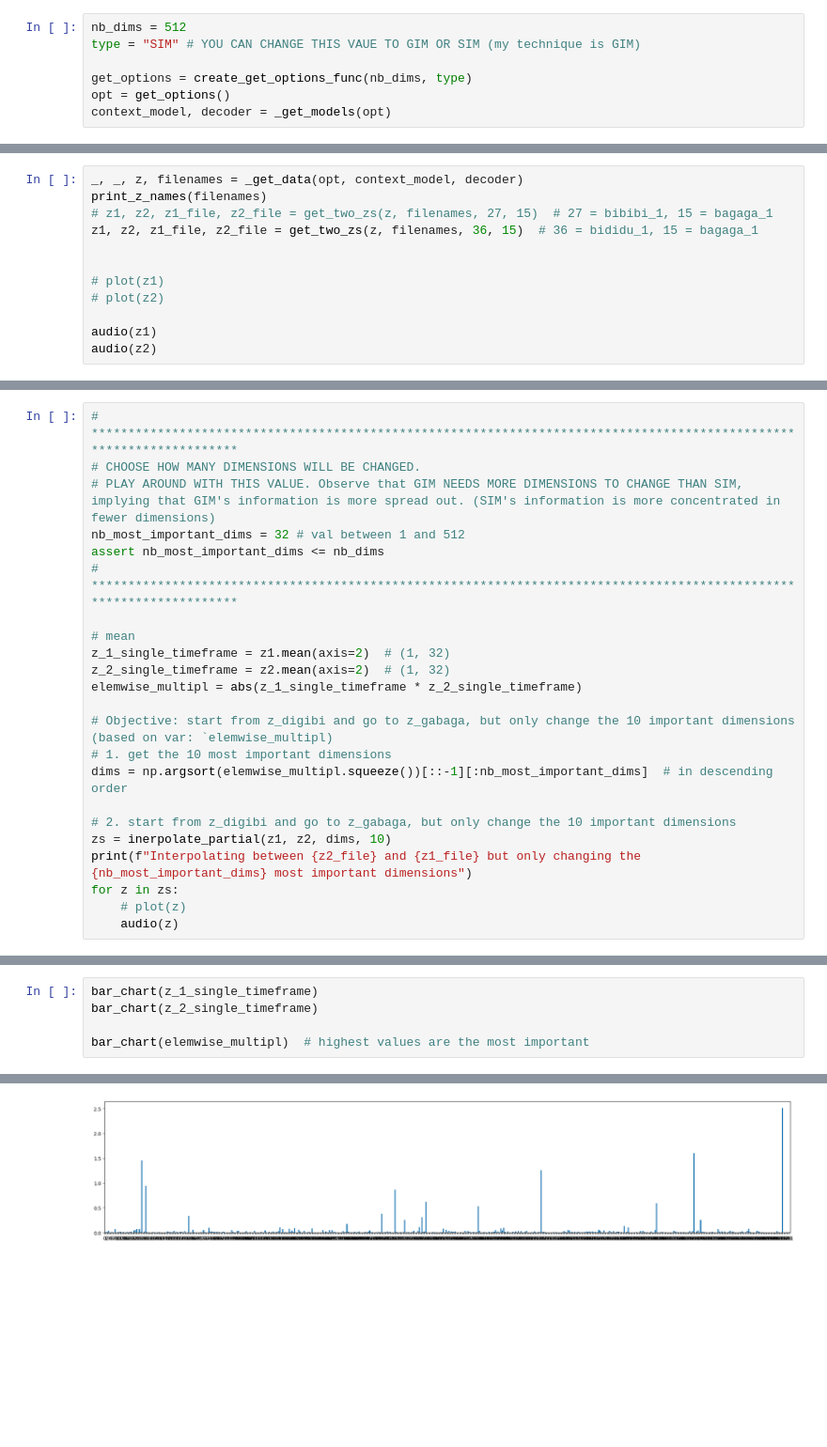
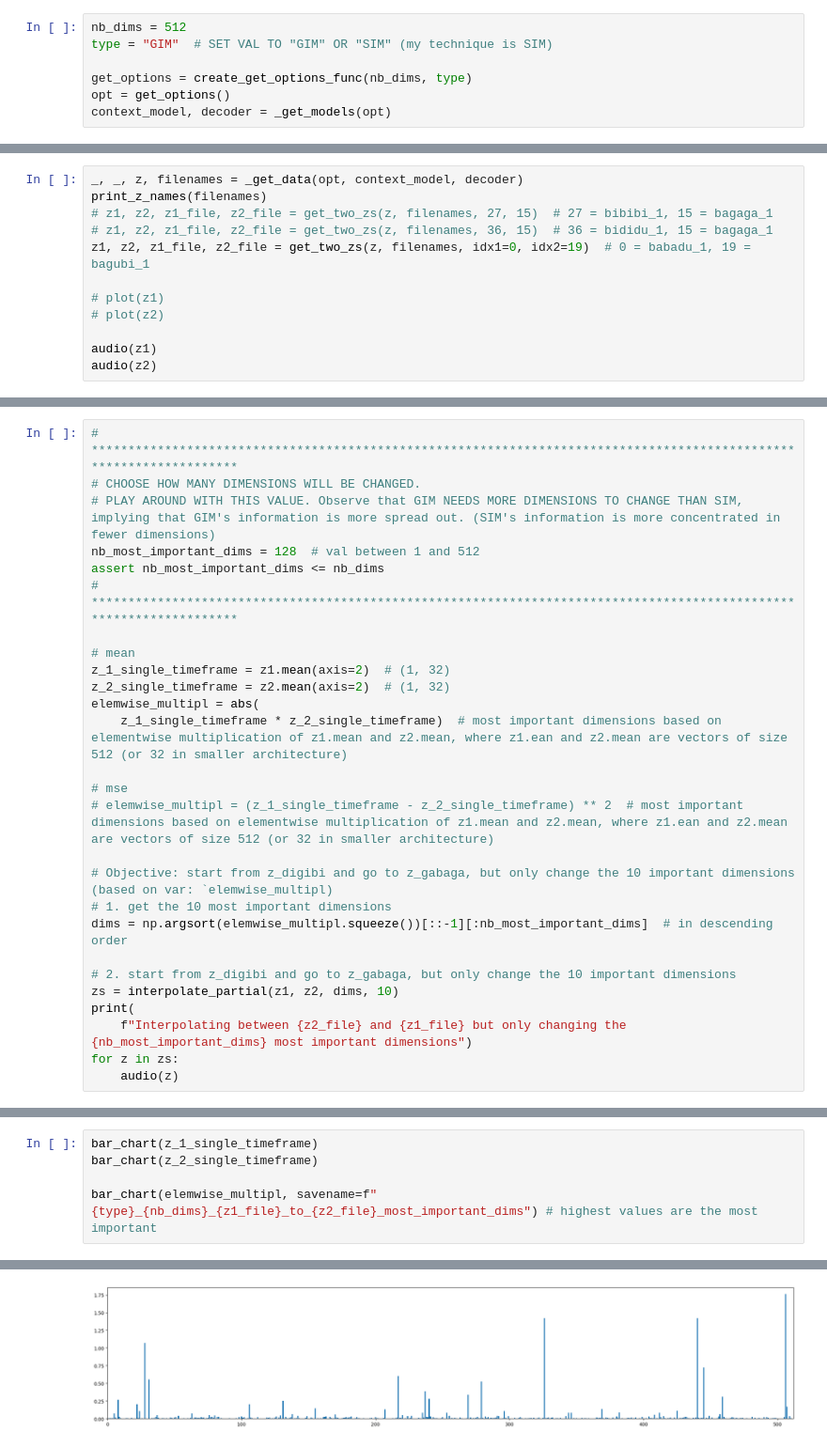
Before and after one commit to fdenoodt/Smooth-InfoMax, a Jupyter notebook: eval_decoder.ipynb, the cells around one changed output, grey strips where cells are left out. Shown at 94% size. Saved outputs shown, nothing was run; the diff lists cells and outputs as text; blank space fills up the shorter version.

```diff
--- a/eval_decoder.ipynb
+++ b/eval_decoder.ipynb
@@ -114,7 +139,7 @@ def bar_chart(z):
     plt.show()
 # %%
 nb_dims = 512
-type = "SIM" # YOU CAN CHANGE THIS VAUE TO GIM OR SIM (my technique is GIM)
+type = "GIM"  # SET VAL TO "GIM" OR "SIM" (my technique is SIM)
 
 get_options = create_get_options_func(nb_dims, type)
 opt = get_options()
@@ -141,8 +166,8 @@ Loading decoder trained w/ loss: DecoderLoss.MSE_MEL
 _, _, z, filenames = _get_data(opt, context_model, decoder)
 print_z_names(filenames)
 # z1, z2, z1_file, z2_file = get_two_zs(z, filenames, 27, 15)  # 27 = bibibi_1, 15 = bagaga_1
-z1, z2, z1_file, z2_file = get_two_zs(z, filenames, 36, 15)  # 36 = bididu_1, 15 = bagaga_1
-
+# z1, z2, z1_file, z2_file = get_two_zs(z, filenames, 36, 15)  # 36 = bididu_1, 15 = bagaga_1
+z1, z2, z1_file, z2_file = get_two_zs(z, filenames, idx1=0, idx2=19)  # 0 = babadu_1, 19 = bagubi_1
 
 # plot(z1)
 # plot(z2)
@@ -190,23 +215,27 @@ Interpolating between bagaga_1 and bididu_1
 # ********************************************************************************************************************
 # CHOOSE HOW MANY DIMENSIONS WILL BE CHANGED.
 # PLAY AROUND WITH THIS VALUE. Observe that GIM NEEDS MORE DIMENSIONS TO CHANGE THAN SIM, implying that GIM's information is more spread out. (SIM's information is more concentrated in fewer dimensions)
-nb_most_important_dims = 32 # val between 1 and 512
+nb_most_important_dims = 128  # val between 1 and 512
 assert nb_most_important_dims <= nb_dims
 # ********************************************************************************************************************
 
 # mean
 z_1_single_timeframe = z1.mean(axis=2)  # (1, 32)
 z_2_single_timeframe = z2.mean(axis=2)  # (1, 32)
-elemwise_multipl = abs(z_1_single_timeframe * z_2_single_timeframe)
+elemwise_multipl = abs(
+    z_1_single_timeframe * z_2_single_timeframe)  # most important dimensions based on elementwise multiplication of z1.mean and z2.mean, where z1.ean and z2.mean are vectors of size 512 (or 32 in smaller architecture)
+
+# mse
+# elemwise_multipl = (z_1_single_timeframe - z_2_single_timeframe) ** 2  # most important dimensions based on elementwise multiplication of z1.mean and z2.mean, where z1.ean and z2.mean are vectors of size 512 (or 32 in smaller architecture)
 
 # Objective: start from z_digibi and go to z_gabaga, but only change the 10 important dimensions (based on var: `elemwise_multipl)
 # 1. get the 10 most important dimensions
 dims = np.argsort(elemwise_multipl.squeeze())[::-1][:nb_most_important_dims]  # in descending order
 
 # 2. start from z_digibi and go to z_gabaga, but only change the 10 important dimensions
-zs = inerpolate_partial(z1, z2, dims, 10)
-print(f"Interpolating between {z2_file} and {z1_file} but only changing the {nb_most_important_dims} most important dimensions")
+zs = interpolate_partial(z1, z2, dims, 10)
+print(
+    f"Interpolating between {z2_file} and {z1_file} but only changing the {nb_most_important_dims} most important dimensions")
 for z in zs:
-    # plot(z)
     audio(z)
 # %% [output]
@@ -225,5 +254,5 @@ Interpolating between bagaga_1 and bididu_1 but only changing the 512 most impor
 bar_chart(z_1_single_timeframe)
 bar_chart(z_2_single_timeframe)
 
-bar_chart(elemwise_multipl)  # highest values are the most important
+bar_chart(elemwise_multipl, savename=f"{type}_{nb_dims}_{z1_file}_to_{z2_file}_most_important_dims") # highest values are the most important
 # %% [output]
@@ -232 +261 @@ bar_chart(elemwise_multipl)  # highest values are the most important
-[figure, old version]
+[figure, new version]
```
Also changed, not shown: parts of 13 cells of this notebook, 2 other files.
